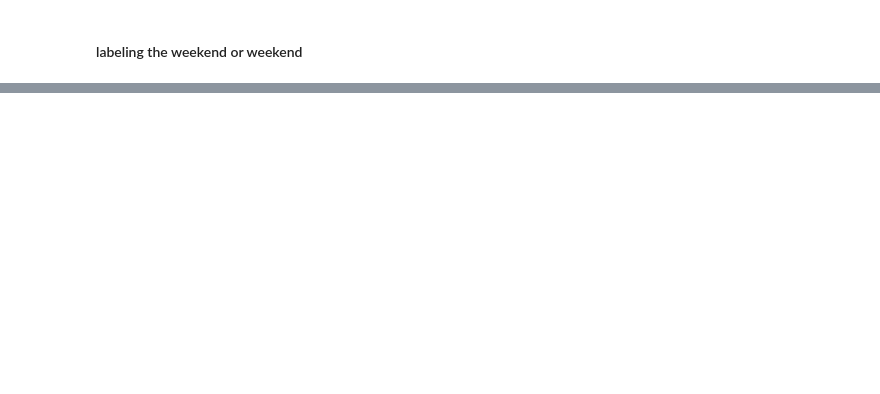
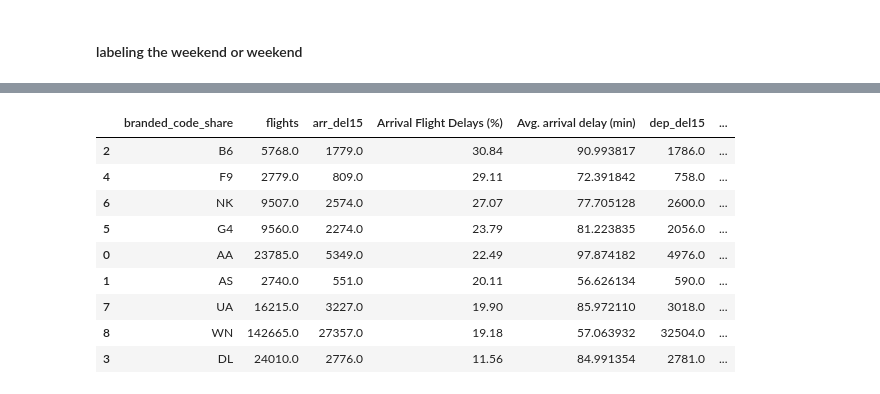
Before and after one commit to jaimreyes/bna-airline-delay-patterns, a Jupyter notebook: airline-delays-arrival.ipynb, the cells around one changed output, grey strips where cells are left out. Cells and saved outputs as stored; diff of their text form; code cells hidden in the pictures; blank space fills up the shorter version.

```diff
--- a/airline-delays-arrival.ipynb
+++ b/airline-delays-arrival.ipynb
@@ -852,0 +415,89 @@ week_type_df
+# %%
+# Aggregate sums by carrier
+carrier_performance_agg = bna_df.groupby('branded_code_share')[['flights',
+                                                                'arr_del15',
+                                                                'arr_delay_new',
+                                                                'dep_del15',
+                                                                'dep_delay_new',
+                                                                'cancelled',
+                                                                'diverted',
+                                                                'carrier_delay_flight',
+                                                                'weather_delay_flight',
+                                                                'nas_delay_flight',
+                                                                'security_delay_flight',
+                                                                'late_aircraft_delay_flight']].sum().reset_index()
+
+#Percentages
+carrier_performance_agg['Arrival Flight Delays (%)'] = (
+    carrier_performance_agg['arr_del15'] / carrier_performance_agg['flights'] * 100).round(2)
+
+carrier_performance_agg['Departure Flight Delays (%)'] = (
+    carrier_performance_agg['dep_del15'] / carrier_performance_agg['flights'] * 100).round(2)
+
+carrier_performance_agg['% cancelled'] = (
+    carrier_performance_agg['cancelled'] / carrier_performance_agg['flights'] * 100).round(2)
+
+carrier_performance_agg['% diverted'] = (
+    carrier_performance_agg['diverted'] / carrier_performance_agg['flights'] * 100).round(2)
+
+# Step 3: Average delays (handle division by zero)
+carrier_performance_agg['Avg. arrival delay (min)'] = np.where(
+    carrier_performance_agg['arr_del15'] > 0,
+    carrier_performance_agg['arr_delay_new'] / carrier_performance_agg['arr_del15'],0)
+
+carrier_performance_agg['Avg. departure delay (min)'] = np.where(
+    carrier_performance_agg['dep_del15'] > 0,
+    carrier_performance_agg['dep_delay_new'] / carrier_performance_agg['dep_del15'],0)
+
+#Percent of flights delayed by cause
+flights = carrier_performance_agg['flights']
+
+carrier_performance_agg['% delayed due to carrier'] = (carrier_performance_agg['carrier_delay_flight'] /
+                                                       flights* 100).round(2)
+
+carrier_performance_agg['% delayed due to weather'] = (carrier_performance_agg['weather_delay_flight'] /
+                                                       flights * 100).round(2)
+
+carrier_performance_agg['% delayed due to NAS'] = (carrier_performance_agg['nas_delay_flight'] /
+                                                   flights * 100).round(2)
+
+carrier_performance_agg['% delayed due to security'] = (carrier_performance_agg['security_delay_flight'] /
+                                                        flights * 100).round(2)
+
+carrier_performance_agg['% delayed due to late aircraft'] = (carrier_performance_agg['late_aircraft_delay_flight'] /
+                                                             flights * 100).round(2)
+
+#Column order
+columns_order = ['branded_code_share',
+                    'flights',
+                    'arr_del15',
+                    'Arrival Flight Delays (%)',
+                    'Avg. arrival delay (min)',
+                    'dep_del15',
+                    'Departure Flight Delays (%)',
+                    'Avg. departure delay (min)',
+                    'cancelled',
+                    '% cancelled',
+                    '% diverted',
+                    '% delayed due to carrier',
+                    '% delayed due to weather',
+                    '% delayed due to NAS',
+                    '% delayed due to security',
+                    '% delayed due to late aircraft']
+
+carrier_performance_agg = carrier_performance_agg[columns_order]
+
+#Sort by arrival and departure delays
+carrier_performance_agg = carrier_performance_agg.sort_values(by=['Arrival Flight Delays (%)', 'Departure Flight Delays (%)'], ascending=[False, False])
+carrier_performance_agg
+# %% [output]
+|  | branded_code_share | flights | arr_del15 | Arrival Flight Delays (%) | Avg. arrival delay (min) | dep_del15 | ... |
+| 2 | B6 | 5768.0 | 1779.0 | 30.84 | 90.993817 | 1786.0 | ... |
+| 4 | F9 | 2779.0 | 809.0 | 29.11 | 72.391842 | 758.0 | ... |
+| 6 | NK | 9507.0 | 2574.0 | 27.07 | 77.705128 | 2600.0 | ... |
+| 5 | G4 | 9560.0 | 2274.0 | 23.79 | 81.223835 | 2056.0 | ... |
+| 0 | AA | 23785.0 | 5349.0 | 22.49 | 97.874182 | 4976.0 | ... |
+| 1 | AS | 2740.0 | 551.0 | 20.11 | 56.626134 | 590.0 | ... |
+| 7 | UA | 16215.0 | 3227.0 | 19.90 | 85.972110 | 3018.0 | ... |
+| 8 | WN | 142665.0 | 27357.0 | 19.18 | 57.063932 | 32504.0 | ... |
+| 3 | DL | 24010.0 | 2776.0 | 11.56 | 84.991354 | 2781.0 | ... |
```
Also changed, not shown: parts of 56 cells of this notebook.
